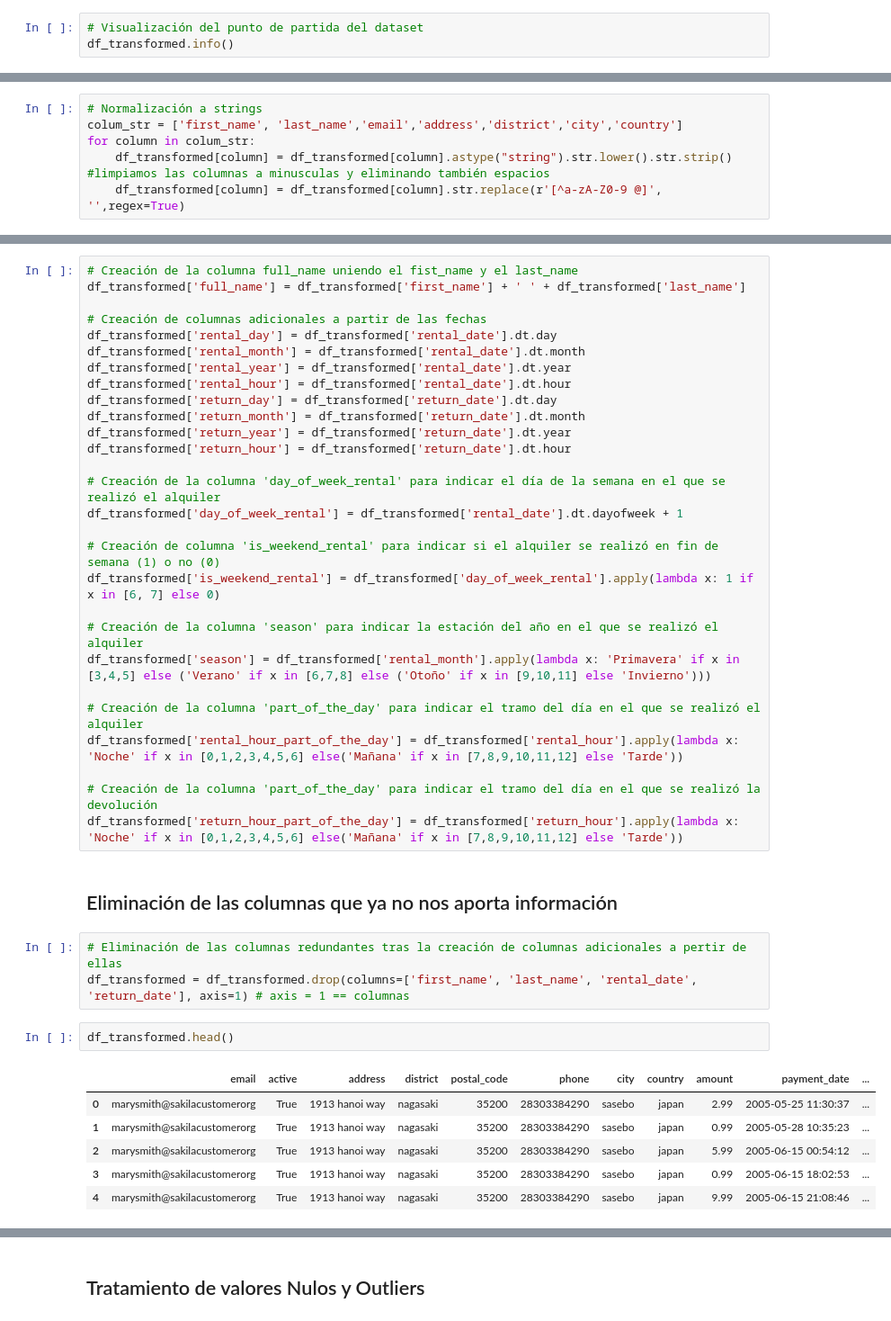
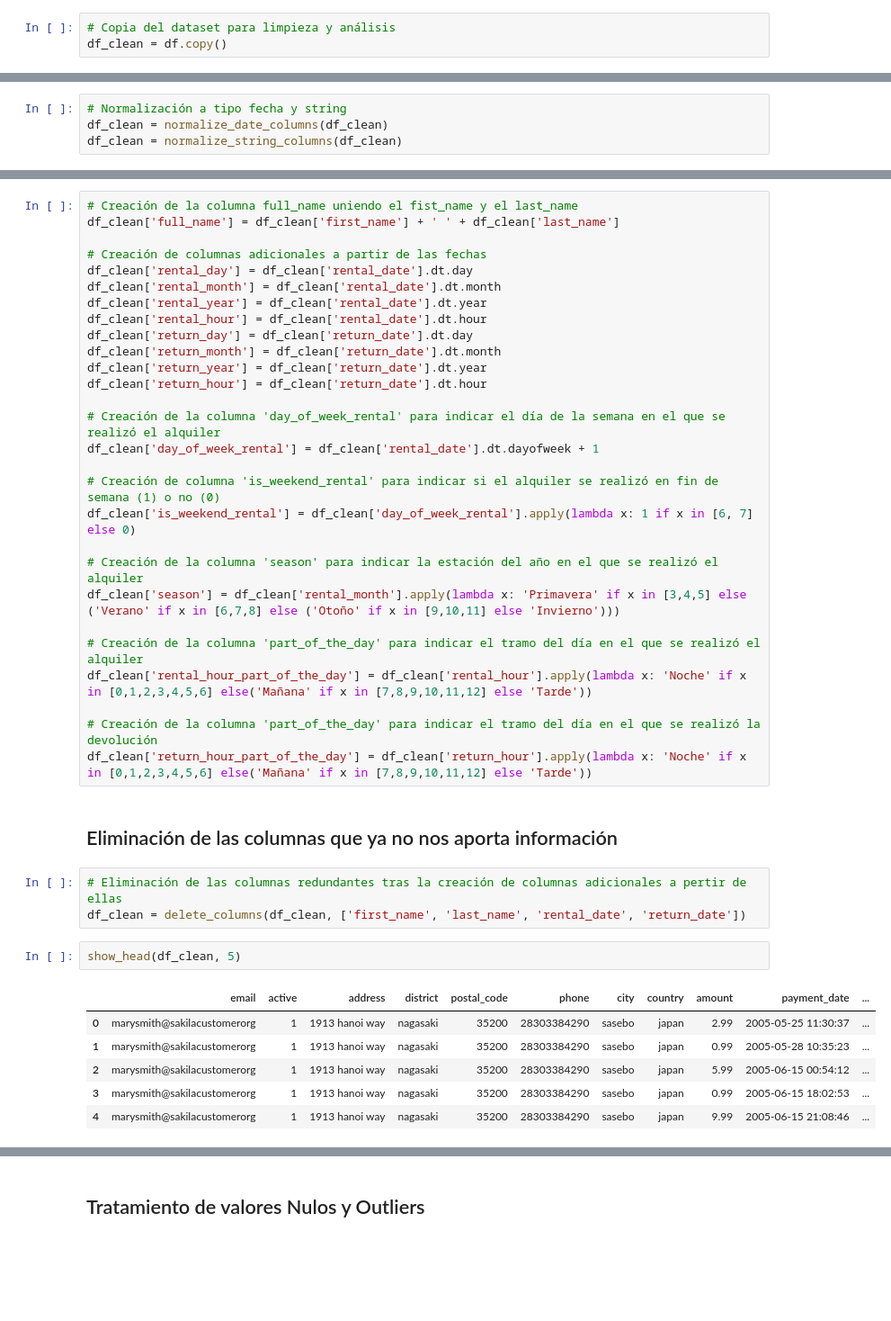
Before and after one commit to Bootcamp-DA-P2/Data-Automation-MySQL-Python-Excel-Grupo-4, a Jupyter notebook: notebooks/notebook-client-demographic-activity.ipynb, the cells around one changed output, grey strips where cells are left out. Shown at 90% size. Cells and saved outputs as stored; diff of their text form; blank space fills up the shorter version.

```diff
--- a/notebooks/notebook-client-demographic-activity.ipynb
+++ b/notebooks/notebook-client-demographic-activity.ipynb
@@ -118,5 +134,5 @@ df_transformed.describe(include='object')
 # %% [markdown]
 ## Normalización
 # %%
-# Visualización del punto de partida del dataset
-df_transformed.info()
+# Copia del dataset para limpieza y análisis
+df_clean = df.copy()
@@ -141,6 +139,4 @@ memory usage: 1.8+ MB
 # %%
-# Normalización a strings
-colum_str = ['first_name', 'last_name','email','address','district','city','country']
-for column in colum_str:
-    df_transformed[column] = df_transformed[column].astype("string").str.lower().str.strip() #limpiamos las columnas a minusculas y eliminando también espacios
-    df_transformed[column] = df_transformed[column].str.replace(r'[^a-zA-Z0-9 @]', '',regex=True)
+# Normalización a tipo fecha y string
+df_clean = normalize_date_columns(df_clean)
+df_clean = normalize_string_columns(df_clean)
@@ -177,45 +165,45 @@ memory usage: 1.7 MB
 # %%
 # Creación de la columna full_name uniendo el fist_name y el last_name
-df_transformed['full_name'] = df_transformed['first_name'] + ' ' + df_transformed['last_name']
+df_clean['full_name'] = df_clean['first_name'] + ' ' + df_clean['last_name']
 
 # Creación de columnas adicionales a partir de las fechas
-df_transformed['rental_day'] = df_transformed['rental_date'].dt.day
-df_transformed['rental_month'] = df_transformed['rental_date'].dt.month
-df_transformed['rental_year'] = df_transformed['rental_date'].dt.year
-df_transformed['rental_hour'] = df_transformed['rental_date'].dt.hour
-df_transformed['return_day'] = df_transformed['return_date'].dt.day
-df_transformed['return_month'] = df_transformed['return_date'].dt.month
-df_transformed['return_year'] = df_transformed['return_date'].dt.year
-df_transformed['return_hour'] = df_transformed['return_date'].dt.hour
+df_clean['rental_day'] = df_clean['rental_date'].dt.day
+df_clean['rental_month'] = df_clean['rental_date'].dt.month
+df_clean['rental_year'] = df_clean['rental_date'].dt.year
+df_clean['rental_hour'] = df_clean['rental_date'].dt.hour
+df_clean['return_day'] = df_clean['return_date'].dt.day
+df_clean['return_month'] = df_clean['return_date'].dt.month
+df_clean['return_year'] = df_clean['return_date'].dt.year
+df_clean['return_hour'] = df_clean['return_date'].dt.hour
 
 # Creación de la columna 'day_of_week_rental' para indicar el día de la semana en el que se realizó el alquiler
-df_transformed['day_of_week_rental'] = df_transformed['rental_date'].dt.dayofweek + 1
+df_clean['day_of_week_rental'] = df_clean['rental_date'].dt.dayofweek + 1
 
 # Creación de columna 'is_weekend_rental' para indicar si el alquiler se realizó en fin de semana (1) o no (0)
-df_transformed['is_weekend_rental'] = df_transformed['day_of_week_rental'].apply(lambda x: 1 if x in [6, 7] else 0)
+df_clean['is_weekend_rental'] = df_clean['day_of_week_rental'].apply(lambda x: 1 if x in [6, 7] else 0)
 
 # Creación de la columna 'season' para indicar la estación del año en el que se realizó el alquiler
-df_transformed['season'] = df_transformed['rental_month'].apply(lambda x: 'Primavera' if x in [3,4,5] else ('Verano' if x in [6,7,8] else ('Otoño' if x in [9,10,11] else 'Invierno')))
+df_clean['season'] = df_clean['rental_month'].apply(lambda x: 'Primavera' if x in [3,4,5] else ('Verano' if x in [6,7,8] else ('Otoño' if x in [9,10,11] else 'Invierno')))
 
 # Creación de la columna 'part_of_the_day' para indicar el tramo del día en el que se realizó el alquiler
-df_transformed['rental_hour_part_of_the_day'] = df_transformed['rental_hour'].apply(lambda x: 'Noche' if x in [0,1,2,3,4,5,6] else('Mañana' if x in [7,8,9,10,11,12] else 'Tarde'))
+df_clean['rental_hour_part_of_the_day'] = df_clean['rental_hour'].apply(lambda x: 'Noche' if x in [0,1,2,3,4,5,6] else('Mañana' if x in [7,8,9,10,11,12] else 'Tarde'))
 
 # Creación de la columna 'part_of_the_day' para indicar el tramo del día en el que se realizó la devolución
-df_transformed['return_hour_part_of_the_day'] = df_transformed['return_hour'].apply(lambda x: 'Noche' if x in [0,1,2,3,4,5,6] else('Mañana' if x in [7,8,9,10,11,12] else 'Tarde'))
+df_clean['return_hour_part_of_the_day'] = df_clean['return_hour'].apply(lambda x: 'Noche' if x in [0,1,2,3,4,5,6] else('Mañana' if x in [7,8,9,10,11,12] else 'Tarde'))
 # %% [markdown]
 ## Eliminación de las columnas que ya no nos aporta información
 # %%
 # Eliminación de las columnas redundantes tras la creación de columnas adicionales a pertir de ellas
-df_transformed = df_transformed.drop(columns=['first_name', 'last_name', 'rental_date', 'return_date'], axis=1) # axis = 1 == columnas
+df_clean = delete_columns(df_clean, ['first_name', 'last_name', 'rental_date', 'return_date'])
 # %%
-df_transformed.head()
+show_head(df_clean, 5)
 # %% [output]
 |  | email | active | address | district | postal_code | phone | city | country | amount | payment_date | ... |
-| 0 | marysmith@sakilacustomerorg | True | 1913 hanoi way | nagasaki | 35200 | 28303384290 | sasebo | japan | 2.99 | 2005-05-25 11:30:37 | ... |
-| 1 | marysmith@sakilacustomerorg | True | 1913 hanoi way | nagasaki | 35200 | 28303384290 | sasebo | japan | 0.99 | 2005-05-28 10:35:23 | ... |
-| 2 | marysmith@sakilacustomerorg | True | 1913 hanoi way | nagasaki | 35200 | 28303384290 | sasebo | japan | 5.99 | 2005-06-15 00:54:12 | ... |
-| 3 | marysmith@sakilacustomerorg | True | 1913 hanoi way | nagasaki | 35200 | 28303384290 | sasebo | japan | 0.99 | 2005-06-15 18:02:53 | ... |
-| 4 | marysmith@sakilacustomerorg | True | 1913 hanoi way | nagasaki | 35200 | 28303384290 | sasebo | japan | 9.99 | 2005-06-15 21:08:46 | ... |
+| 0 | marysmith@sakilacustomerorg | 1 | 1913 hanoi way | nagasaki | 35200 | 28303384290 | sasebo | japan | 2.99 | 2005-05-25 11:30:37 | ... |
+| 1 | marysmith@sakilacustomerorg | 1 | 1913 hanoi way | nagasaki | 35200 | 28303384290 | sasebo | japan | 0.99 | 2005-05-28 10:35:23 | ... |
+| 2 | marysmith@sakilacustomerorg | 1 | 1913 hanoi way | nagasaki | 35200 | 28303384290 | sasebo | japan | 5.99 | 2005-06-15 00:54:12 | ... |
+| 3 | marysmith@sakilacustomerorg | 1 | 1913 hanoi way | nagasaki | 35200 | 28303384290 | sasebo | japan | 0.99 | 2005-06-15 18:02:53 | ... |
+| 4 | marysmith@sakilacustomerorg | 1 | 1913 hanoi way | nagasaki | 35200 | 28303384290 | sasebo | japan | 9.99 | 2005-06-15 21:08:46 | ... |
 5 rows × 25 columns
 # %% [markdown]
 ## Tratamiento de valores Nulos y Outliers
```
Also changed, not shown: parts of 35 cells of this notebook, 3 other files.
